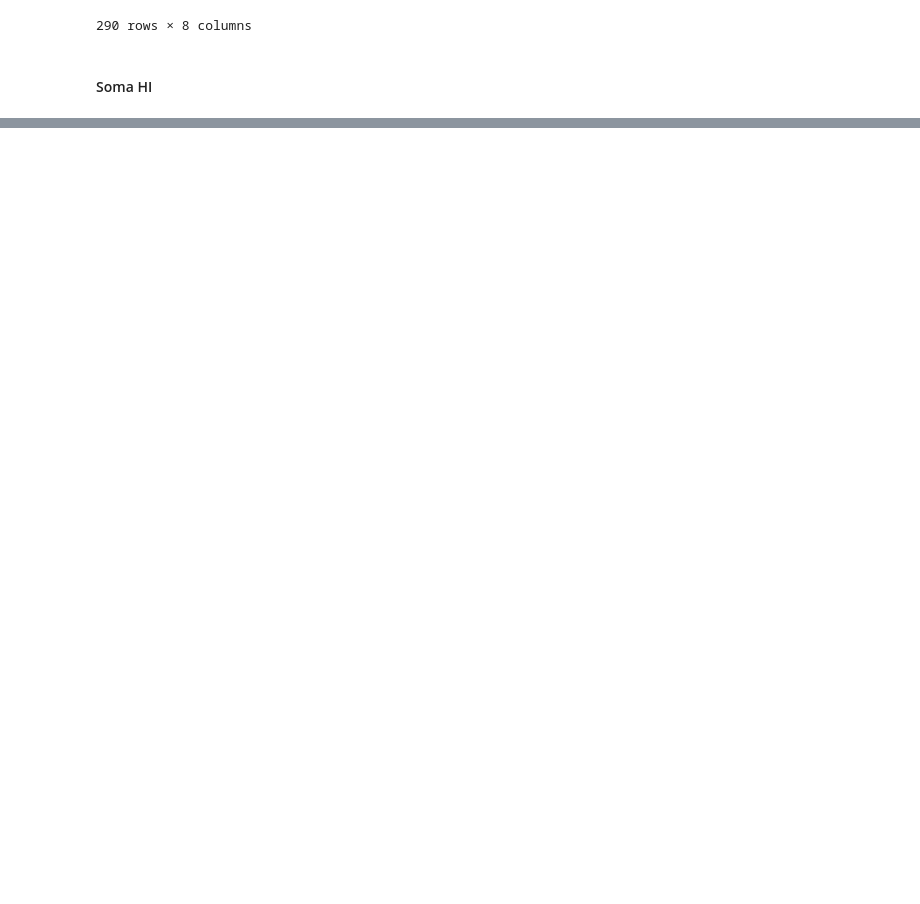
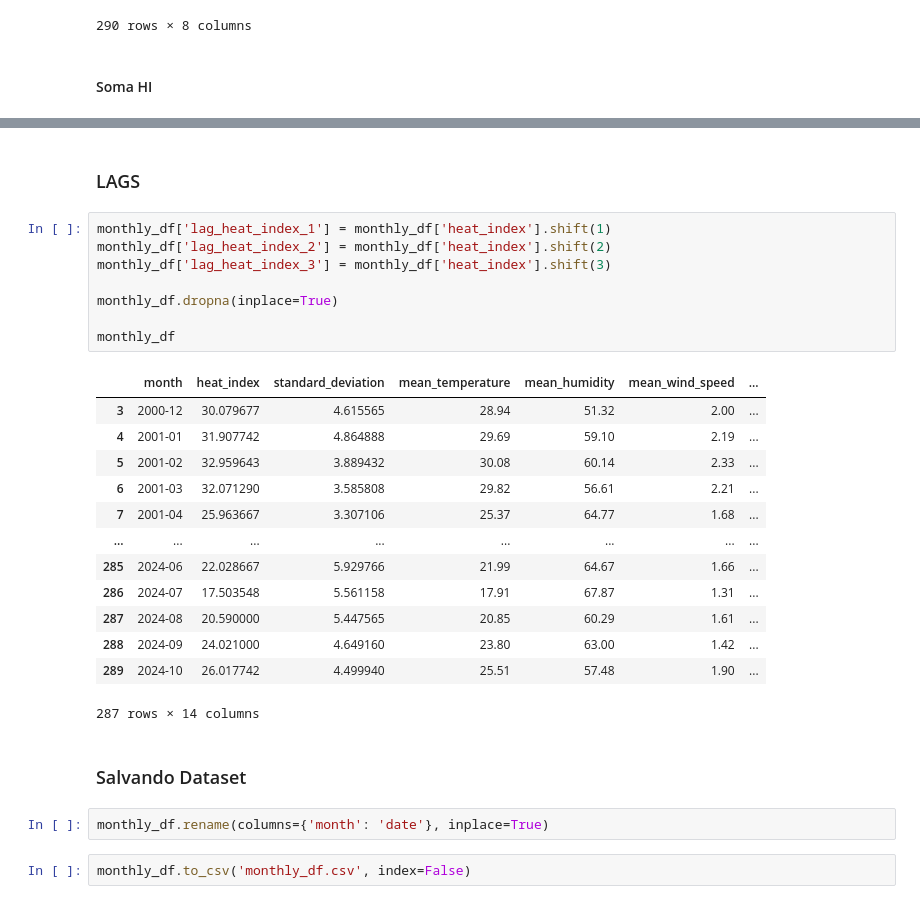
Before and after one commit to ThierrryScotto/trabalho_pratico, a Jupyter notebook: EDA_IMNET.ipynb, the cells around one changed output, grey strips where cells are left out. Cells and saved outputs as stored; diff of their text form; blank space fills up the shorter version.

```diff
--- a/EDA_IMNET.ipynb
+++ b/EDA_IMNET.ipynb
@@ -635,0 +681,30 @@ monthly_df
+# %% [markdown]
+### LAGS
+# %%
+monthly_df['lag_heat_index_1'] = monthly_df['heat_index'].shift(1)
+monthly_df['lag_heat_index_2'] = monthly_df['heat_index'].shift(2)
+monthly_df['lag_heat_index_3'] = monthly_df['heat_index'].shift(3)
+
+monthly_df.dropna(inplace=True)
+
+monthly_df
+# %% [output]
+|  | month | heat_index | standard_deviation | mean_temperature | mean_humidity | mean_wind_speed | ... |
+| 3 | 2000-12 | 30.079677 | 4.615565 | 28.94 | 51.32 | 2.00 | ... |
+| 4 | 2001-01 | 31.907742 | 4.864888 | 29.69 | 59.10 | 2.19 | ... |
+| 5 | 2001-02 | 32.959643 | 3.889432 | 30.08 | 60.14 | 2.33 | ... |
+| 6 | 2001-03 | 32.071290 | 3.585808 | 29.82 | 56.61 | 2.21 | ... |
+| 7 | 2001-04 | 25.963667 | 3.307106 | 25.37 | 64.77 | 1.68 | ... |
+| ... | ... | ... | ... | ... | ... | ... | ... |
+| 285 | 2024-06 | 22.028667 | 5.929766 | 21.99 | 64.67 | 1.66 | ... |
+| 286 | 2024-07 | 17.503548 | 5.561158 | 17.91 | 67.87 | 1.31 | ... |
+| 287 | 2024-08 | 20.590000 | 5.447565 | 20.85 | 60.29 | 1.61 | ... |
+| 288 | 2024-09 | 24.021000 | 4.649160 | 23.80 | 63.00 | 1.42 | ... |
+| 289 | 2024-10 | 26.017742 | 4.499940 | 25.51 | 57.48 | 1.90 | ... |
+287 rows × 14 columns
+# %% [markdown]
+### Salvando Dataset
+# %%
+monthly_df.rename(columns={'month': 'date'}, inplace=True)
+# %%
+monthly_df.to_csv('monthly_df.csv', index=False)
```
Also changed, not shown: parts of 8 cells of this notebook.
